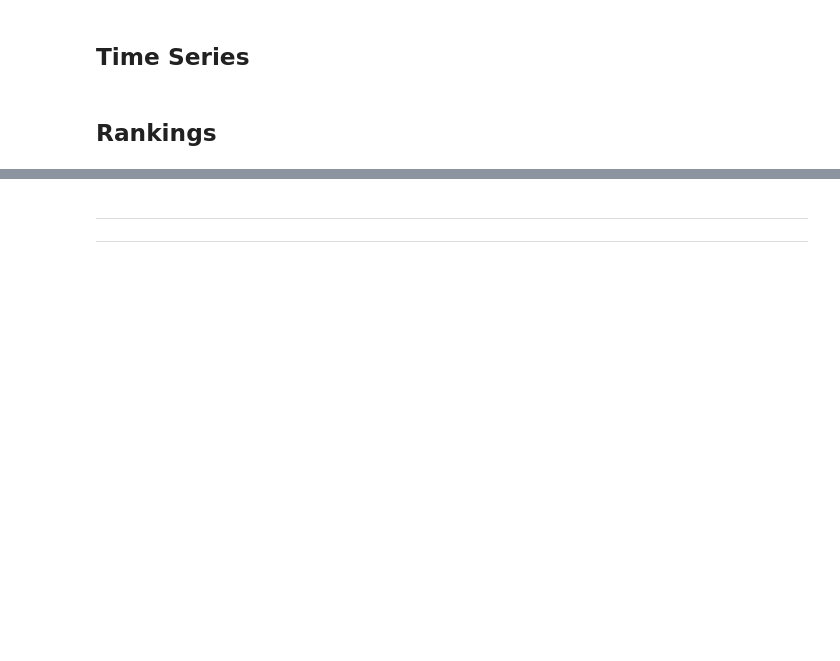
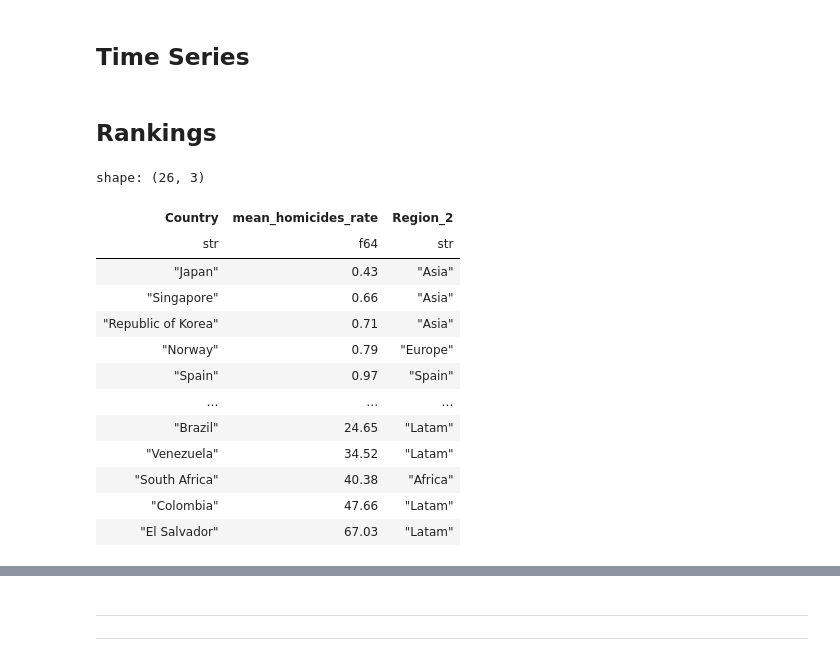
Before and after one commit to FabioScielzoOrtiz/crime_data_analysis, a Jupyter notebook: notebooks/01a_total_homicides_analysis.ipynb, the cells around one changed output, grey strips where cells are left out. Saved outputs shown, nothing was run; the diff lists cells and outputs as text; code cells hidden in the pictures; blank space fills up the shorter version.

```diff
--- a/notebooks/01a_total_homicides_analysis.ipynb
+++ b/notebooks/01a_total_homicides_analysis.ipynb
@@ -87,0 +78,24 @@ prop_year_in_period: {'Spain': np.float64(1.0), 'Portugal': np.float64(0.8), 'Fr
+# %%
+# Processing for Rankings
+
+shared_min_year = df_time_series_country.group_by('Country').agg(pl.min('Year'))['Year'].max() # 2003
+# shared_max_year = df_time_series.group_by('Country').agg(pl.max('Year'))['Year'].min() # 2020
+
+df_ranking_country, df_ranking_region = {}, {}
+ranking_initial_years = [
+    min_year, # 1990
+    shared_min_year, #2003
+    2014, 2019]
+
+for initial_year in ranking_initial_years:
+
+    df_ranking_country[initial_year] = calculate_ranking(
+        df_time_series = df_time_series_country,
+        countries = SELECTED_COUNTRIES,
+        prop_years_in_period_limit = PROP_YEARS_IN_PERIOD_LIMIT,
+        start_year = initial_year,
+        end_year = max_year,
+        by = ['Country']
+    )
+
+    df_ranking_region[initial_year] = df_ranking_country[initial_year].group_by('Region_2').agg(pl.mean('mean_homicides_rate'))
@@ -124,2 +208,19 @@ time_series_plot(
 # %% [markdown]
 ## Rankings
+# %%
+df_ranking_country[1990]
+# %% [output]
+shape: (26, 3)
+| Country | mean_homicides_rate | Region_2 |
+| str | f64 | str |
+| "Japan" | 0.43 | "Asia" |
+| "Singapore" | 0.66 | "Asia" |
+| "Republic of Korea" | 0.71 | "Asia" |
+| "Norway" | 0.79 | "Europe" |
+| "Spain" | 0.97 | "Spain" |
+| … | … | … |
+| "Brazil" | 24.65 | "Latam" |
+| "Venezuela" | 34.52 | "Latam" |
+| "South Africa" | 40.38 | "Africa" |
+| "Colombia" | 47.66 | "Latam" |
+| "El Salvador" | 67.03 | "Latam" |
```
Also changed, not shown: parts of 10 cells of this notebook, 3 other files.
